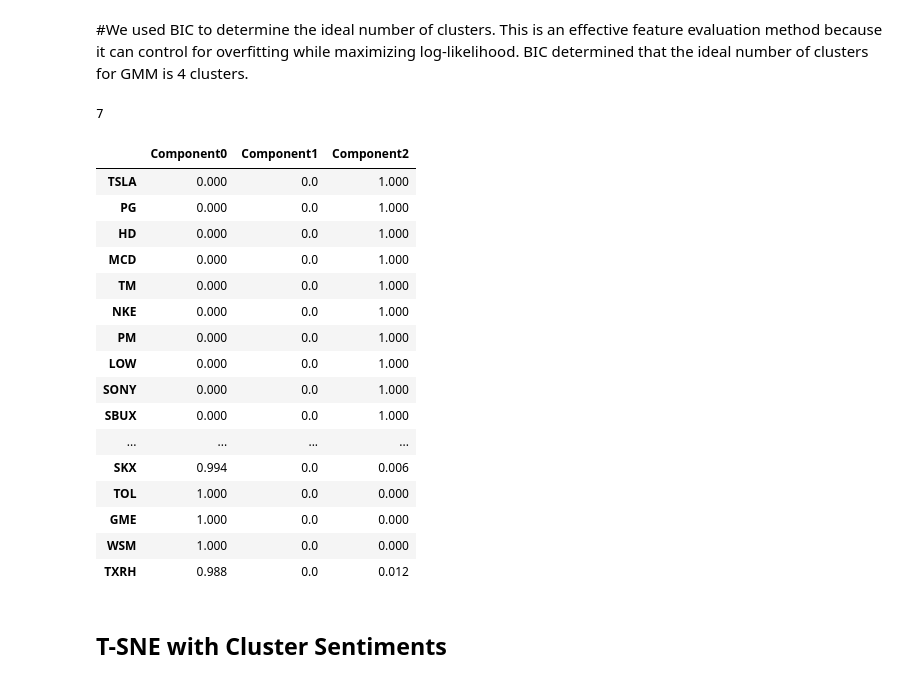
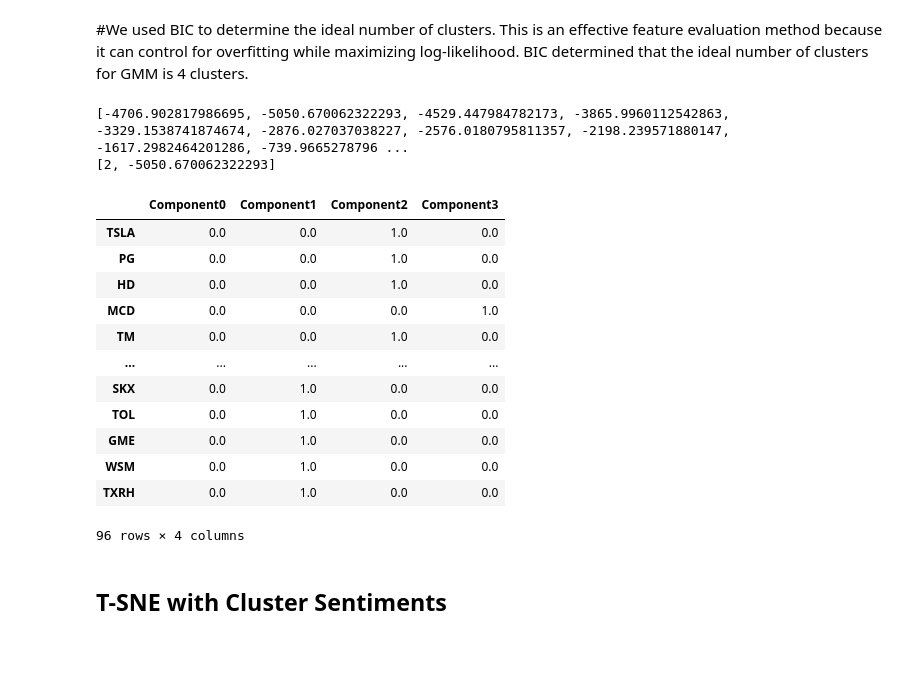
Before and after one commit to rkedia1/stock_volatility, a Jupyter notebook: analysis_of_clusters.ipynb, the cells around one changed output. Drawn from its saved outputs; the diff is of its cells as text; code cells hidden in the pictures; blank space fills up the shorter version.

```diff
--- a/analysis_of_clusters.ipynb
+++ b/analysis_of_clusters.ipynb
@@ -156,29 +283,26 @@ Lastly, it makes intuitive sense to assign soft-clustering for our purposes. If
 # %%
 cf_with_sentiment = ClusterFinancials(sentiment=True)
 
 
 
 print(cf_with_sentiment.gmm.ideal_cluster_num())
-cf_with_sentiment.gmm.cluster_probabilities(n_components=3)
+cf_with_sentiment.gmm.cluster_probabilities(n_components=4)
 # %% [output]
-7
+[-4706.902817986695, -5050.670062322293, -4529.447984782173, -3865.9960112542863, -3329.1538741874674, -2876.027037038227, -2576.0180795811357, -2198.239571880147, -1617.2982464201286, -739.9665278796 ...
+[2, -5050.670062322293]
-|  | Component0 | Component1 | Component2 |
-| TSLA | 0.000 | 0.0 | 1.000 |
-| PG | 0.000 | 0.0 | 1.000 |
-| HD | 0.000 | 0.0 | 1.000 |
-| MCD | 0.000 | 0.0 | 1.000 |
-| TM | 0.000 | 0.0 | 1.000 |
-| NKE | 0.000 | 0.0 | 1.000 |
-| PM | 0.000 | 0.0 | 1.000 |
-| LOW | 0.000 | 0.0 | 1.000 |
-| SONY | 0.000 | 0.0 | 1.000 |
-| SBUX | 0.000 | 0.0 | 1.000 |
-| ... | ... | ... | ... |
-| SKX | 0.994 | 0.0 | 0.006 |
-| TOL | 1.000 | 0.0 | 0.000 |
-| GME | 1.000 | 0.0 | 0.000 |
-| WSM | 1.000 | 0.0 | 0.000 |
-| TXRH | 0.988 | 0.0 | 0.012 |
+|  | Component0 | Component1 | Component2 | Component3 |
+| TSLA | 0.0 | 0.0 | 1.0 | 0.0 |
+| PG | 0.0 | 0.0 | 1.0 | 0.0 |
+| HD | 0.0 | 0.0 | 1.0 | 0.0 |
+| MCD | 0.0 | 0.0 | 0.0 | 1.0 |
+| TM | 0.0 | 0.0 | 1.0 | 0.0 |
+| ... | ... | ... | ... | ... |
+| SKX | 0.0 | 1.0 | 0.0 | 0.0 |
+| TOL | 0.0 | 1.0 | 0.0 | 0.0 |
+| GME | 0.0 | 1.0 | 0.0 | 0.0 |
+| WSM | 0.0 | 1.0 | 0.0 | 0.0 |
+| TXRH | 0.0 | 1.0 | 0.0 | 0.0 |
+96 rows × 4 columns
 # %% [markdown]
 ## T-SNE with Cluster Sentiments
 # %%
```
Also changed, not shown: parts of 10 cells of this notebook.
